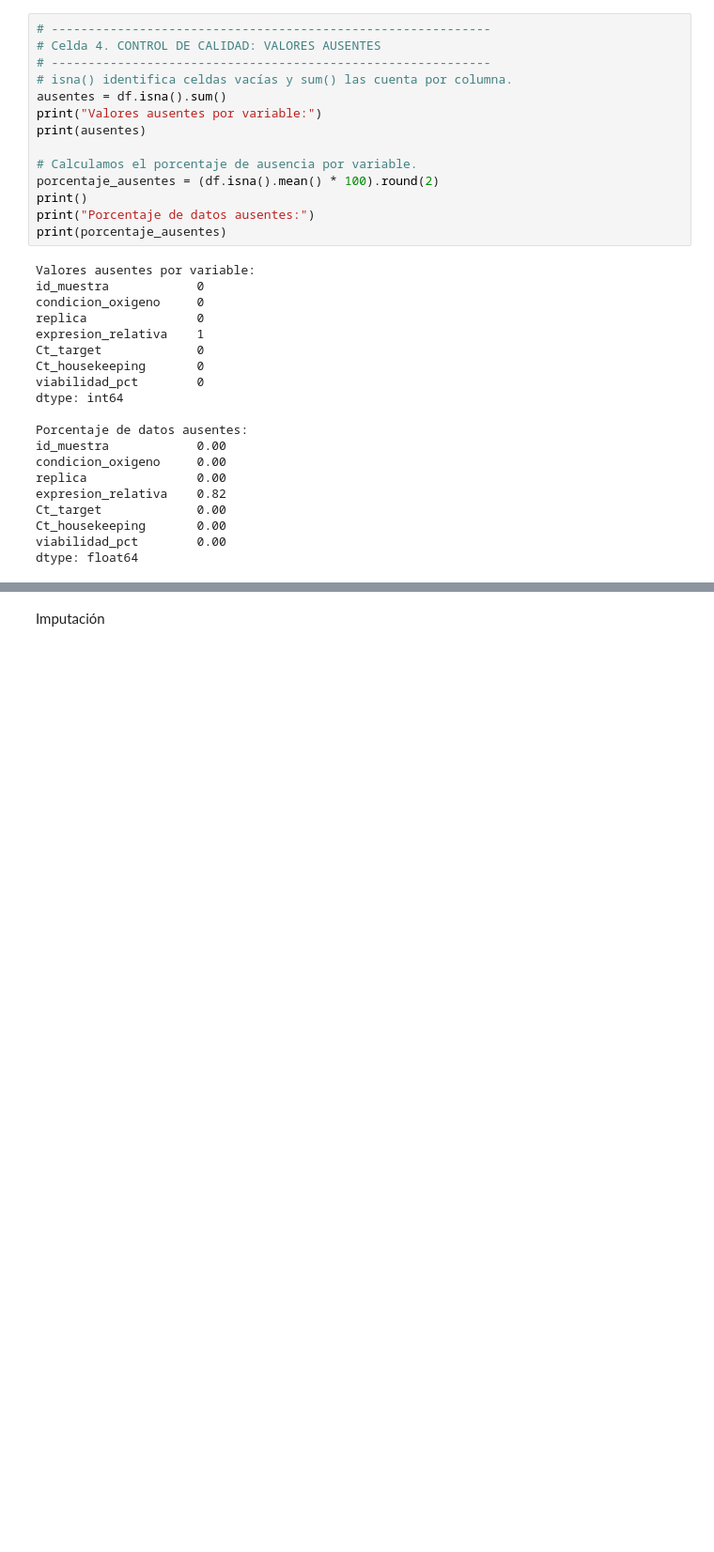
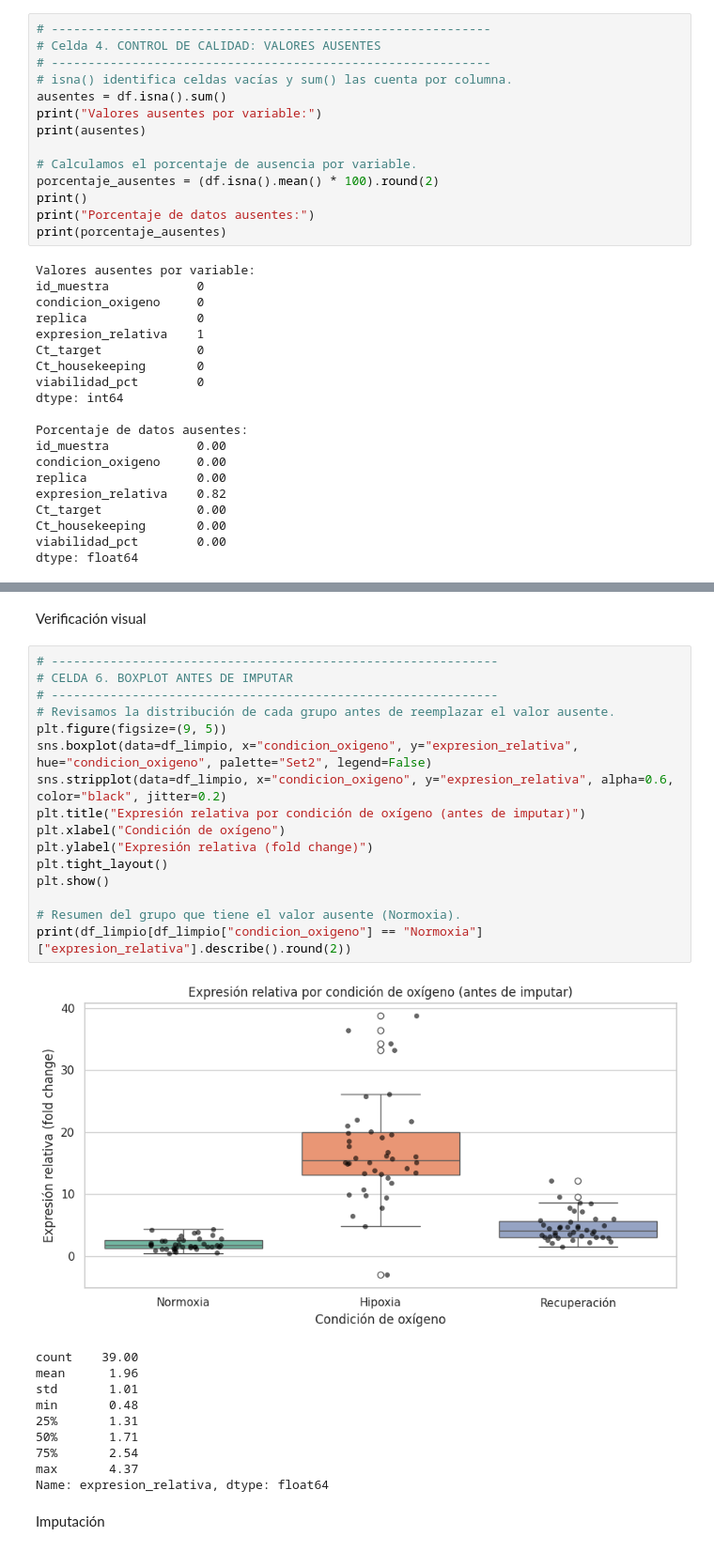
Before and after one commit to Antonyus1204/Proyecto_grupal_BIO218, a Jupyter notebook: Proyecto_grupal_BIO218(version2).ipynb, the cells around one changed output, grey strips where cells are left out. Shown at 94% size. Drawn from its saved outputs; the diff is of its cells as text; blank space fills up the shorter version.

```diff
--- a/Proyecto_grupal_BIO218(version2).ipynb
+++ b/Proyecto_grupal_BIO218(version2).ipynb
@@ -167,2 +200,31 @@ dtype: float64
+# %% [markdown]
+Verificación visual
+# %%
+# -------------------------------------------------------------
+# CELDA 6. BOXPLOT ANTES DE IMPUTAR
+# -------------------------------------------------------------
+# Revisamos la distribución de cada grupo antes de reemplazar el valor ausente.
+plt.figure(figsize=(9, 5))
+sns.boxplot(data=df_limpio, x="condicion_oxigeno", y="expresion_relativa", hue="condicion_oxigeno", palette="Set2", legend=False)
+sns.stripplot(data=df_limpio, x="condicion_oxigeno", y="expresion_relativa", alpha=0.6, color="black", jitter=0.2)
+plt.title("Expresión relativa por condición de oxígeno (antes de imputar)")
+plt.xlabel("Condición de oxígeno")
+plt.ylabel("Expresión relativa (fold change)")
+plt.tight_layout()
+plt.show()
+
+# Resumen del grupo que tiene el valor ausente (Normoxia).
+print(df_limpio[df_limpio["condicion_oxigeno"] == "Normoxia"]["expresion_relativa"].describe().round(2))
+# %% [output]
+[figure, added]
+count    39.00
+mean      1.96
+std       1.01
+min       0.48
+25%       1.31
+50%       1.71
+75%       2.54
+max       4.37
+Name: expresion_relativa, dtype: float64
 # %% [markdown]
 Imputación
```
Also changed, not shown: parts of 7 cells of this notebook.
